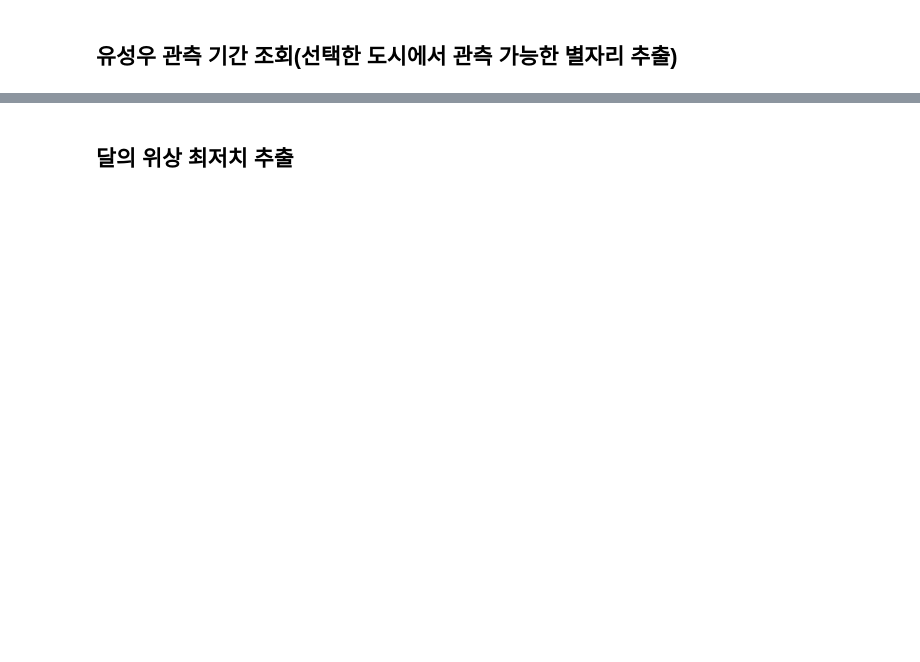
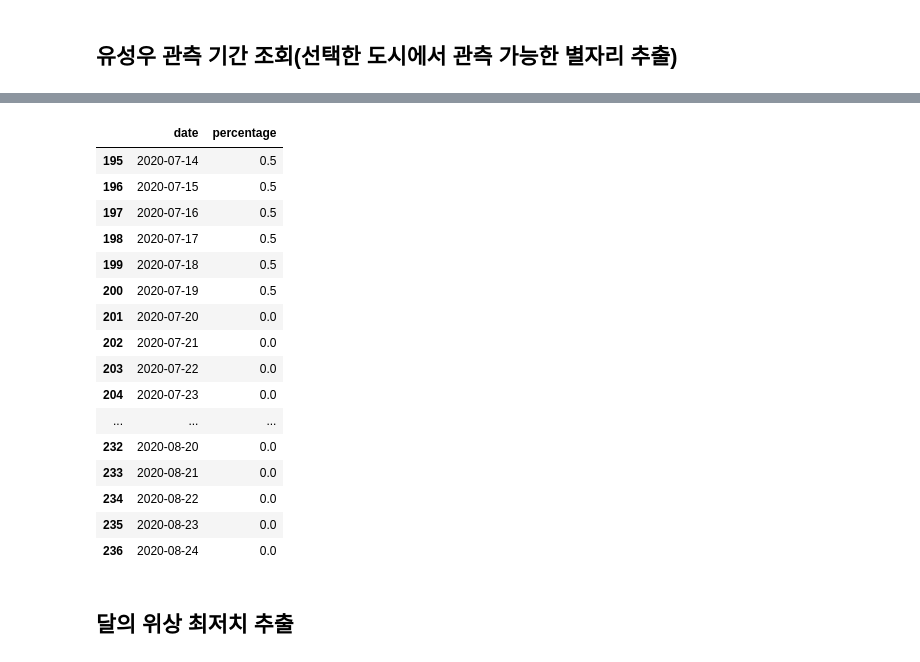
Before and after one commit to jiminxchris/pythonproject20260612, a Jupyter notebook: 데이터분석_유성우.ipynb, the cells around one changed output, grey strips where cells are left out. Cells and saved outputs as stored; diff of their text form; code cells hidden in the pictures; blank space fills up the shorter version.

```diff
--- a/데이터분석_유성우.ipynb
+++ b/데이터분석_유성우.ipynb
@@ -660,0 +656,3 @@ wellington
+# %%
+seoul = predict_best_meteor_shower_viewing('Seoul')
+seoul
@@ -695,0 +680,6 @@ Orionids 2020-10-02 00:00:00 2020-11-07 00:00:00
+# %%
+for i in seoul[1]:
+    meteor_shower = meteor_showers.loc[meteor_showers['radiant'] == i, 'name'].iloc[0]
+    meteor_shower_startdate = meteor_showers.loc[meteor_showers['radiant'] == i, 'startdate'].iloc[0]
+    meteor_shower_enddate = meteor_showers.loc[meteor_showers['radiant'] == i, 'enddate'].iloc[0]
+    print(meteor_shower, meteor_shower_startdate, meteor_shower_enddate)
@@ -696,3 +691,23 @@ Orionids 2020-10-02 00:00:00 2020-11-07 00:00:00
+# %%
+moon_phases[(moon_phases['date'] >= meteor_shower_startdate) & (moon_phases['date'] <= meteor_shower_enddate)]
+# %% [output]
+|  | date | percentage |
+| 195 | 2020-07-14 | 0.5 |
+| 196 | 2020-07-15 | 0.5 |
+| 197 | 2020-07-16 | 0.5 |
+| 198 | 2020-07-17 | 0.5 |
+| 199 | 2020-07-18 | 0.5 |
+| 200 | 2020-07-19 | 0.5 |
+| 201 | 2020-07-20 | 0.0 |
+| 202 | 2020-07-21 | 0.0 |
+| 203 | 2020-07-22 | 0.0 |
+| 204 | 2020-07-23 | 0.0 |
+| ... | ... | ... |
+| 232 | 2020-08-20 | 0.0 |
+| 233 | 2020-08-21 | 0.0 |
+| 234 | 2020-08-22 | 0.0 |
+| 235 | 2020-08-23 | 0.0 |
+| 236 | 2020-08-24 | 0.0 |
 # %% [markdown]
 ## 달의 위상 최저치 추출
 # %%
```
Also changed, not shown: parts of 16 cells of this notebook.
